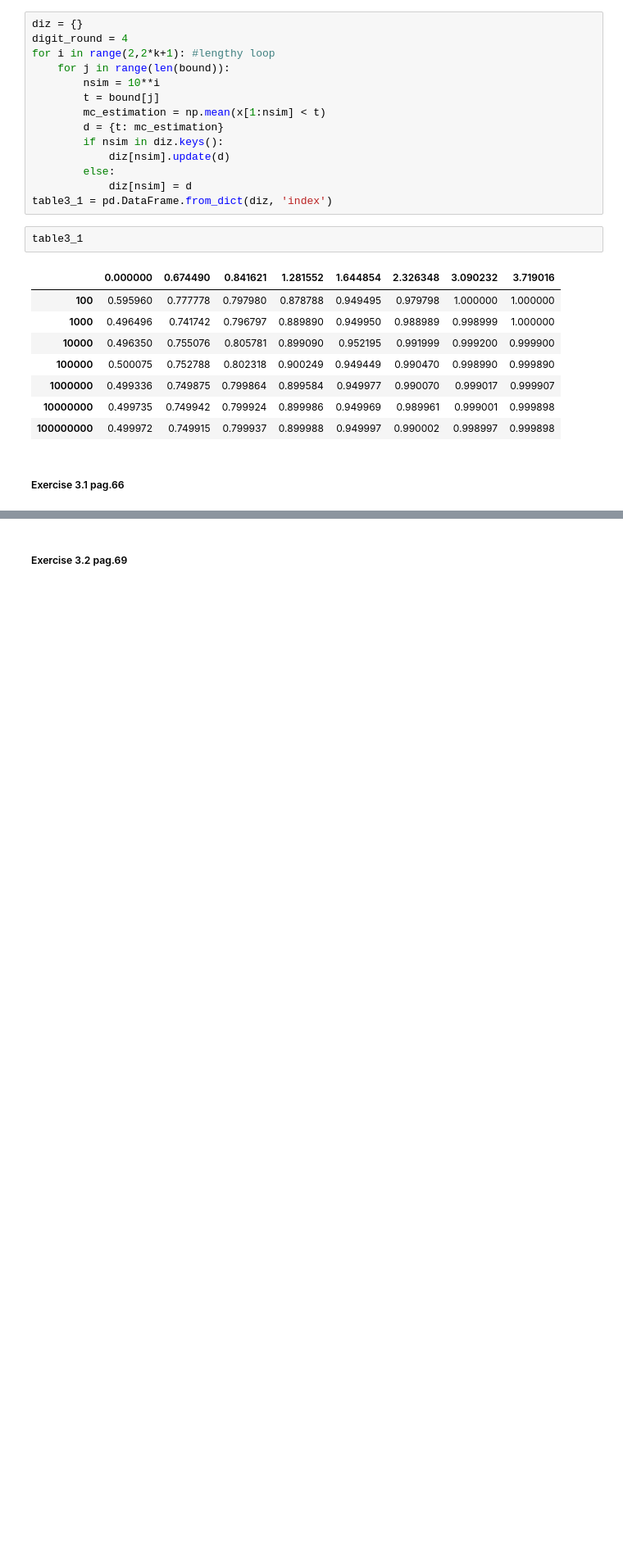
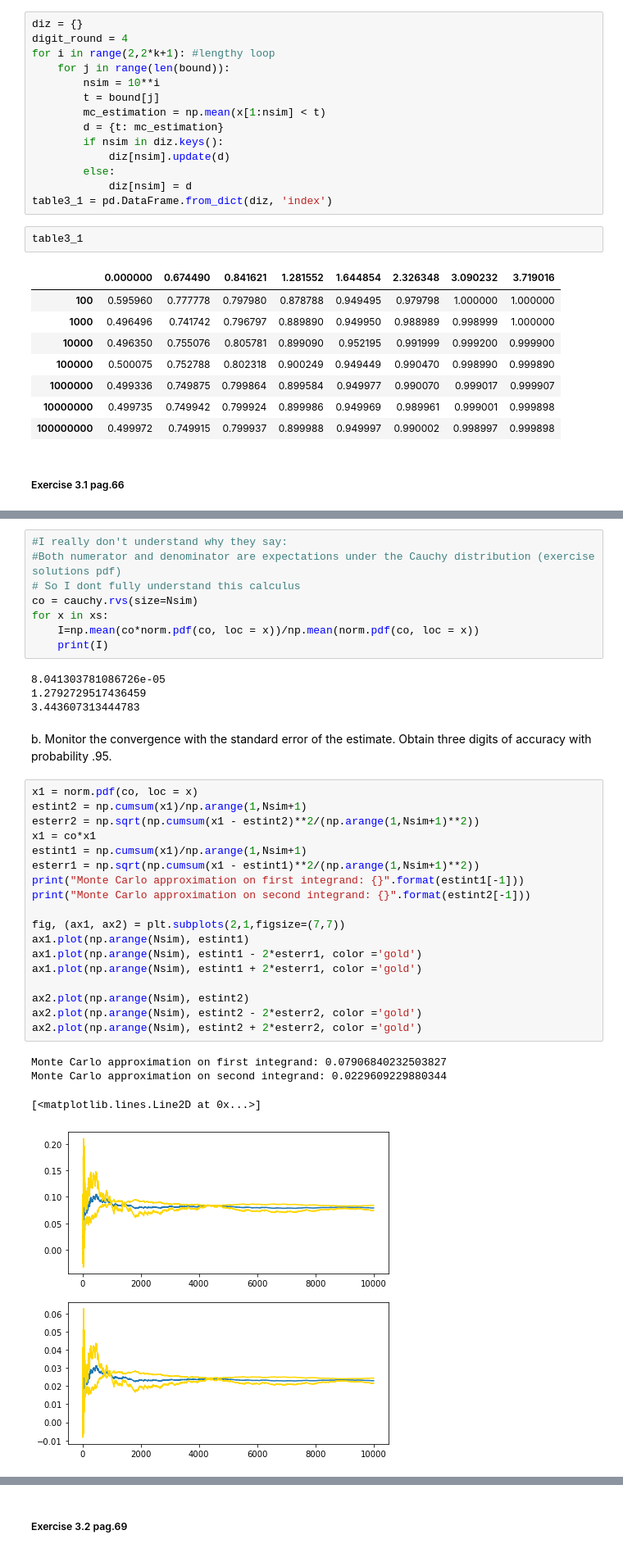
Before and after one commit to giorgiobini/Introducing-Monte-Carlo-Methods-with-Python, a Jupyter notebook: Chapter3.ipynb, the cells around one changed output, grey strips where cells are left out. Shown at 82% size. Saved outputs shown, nothing was run; the diff lists cells and outputs as text; blank space fills up the shorter version.

```diff
--- a/Chapter3.ipynb
+++ b/Chapter3.ipynb
@@ -157,0 +186,37 @@ table3_1
+# %%
+#I really don't understand why they say:
+#Both numerator and denominator are expectations under the Cauchy distribution (exercise solutions pdf)
+# So I dont fully understand this calculus
+co = cauchy.rvs(size=Nsim)
+for x in xs:
+    I=np.mean(co*norm.pdf(co, loc = x))/np.mean(norm.pdf(co, loc = x))
+    print(I)
+# %% [output]
+8.041303781086726e-05
+1.2792729517436459
+3.443607313444783
+# %% [markdown]
+b. Monitor the convergence with the standard error of the estimate. Obtain three digits of accuracy with probability .95.
+# %%
+x1 = norm.pdf(co, loc = x)
+estint2 = np.cumsum(x1)/np.arange(1,Nsim+1)
+esterr2 = np.sqrt(np.cumsum(x1 - estint2)**2/(np.arange(1,Nsim+1)**2))
+x1 = co*x1
+estint1 = np.cumsum(x1)/np.arange(1,Nsim+1)
+esterr1 = np.sqrt(np.cumsum(x1 - estint1)**2/(np.arange(1,Nsim+1)**2))
+print("Monte Carlo approximation on first integrand: {}".format(estint1[-1]))
+print("Monte Carlo approximation on second integrand: {}".format(estint2[-1]))
+
+fig, (ax1, ax2) = plt.subplots(2,1,figsize=(7,7))
+ax1.plot(np.arange(Nsim), estint1)
+ax1.plot(np.arange(Nsim), estint1 - 2*esterr1, color ='gold')
+ax1.plot(np.arange(Nsim), estint1 + 2*esterr1, color ='gold')
+
+ax2.plot(np.arange(Nsim), estint2)
+ax2.plot(np.arange(Nsim), estint2 - 2*esterr2, color ='gold')
+ax2.plot(np.arange(Nsim), estint2 + 2*esterr2, color ='gold')
+# %% [output]
+Monte Carlo approximation on first integrand: 0.07906840232503827
+Monte Carlo approximation on second integrand: 0.0229609229880344
+[<matplotlib.lines.Line2D at 0x...>]
+[figure, added]
```
Also changed, not shown: parts of 38 cells of this notebook, 1 other file.
